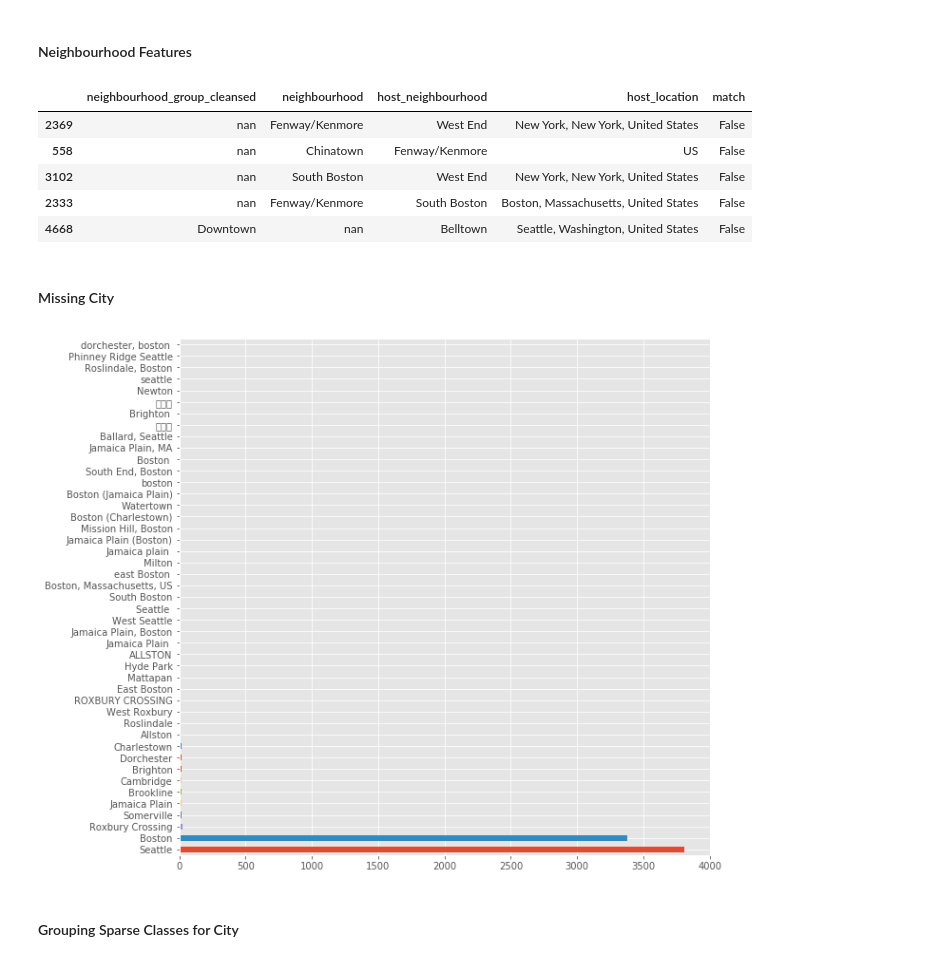
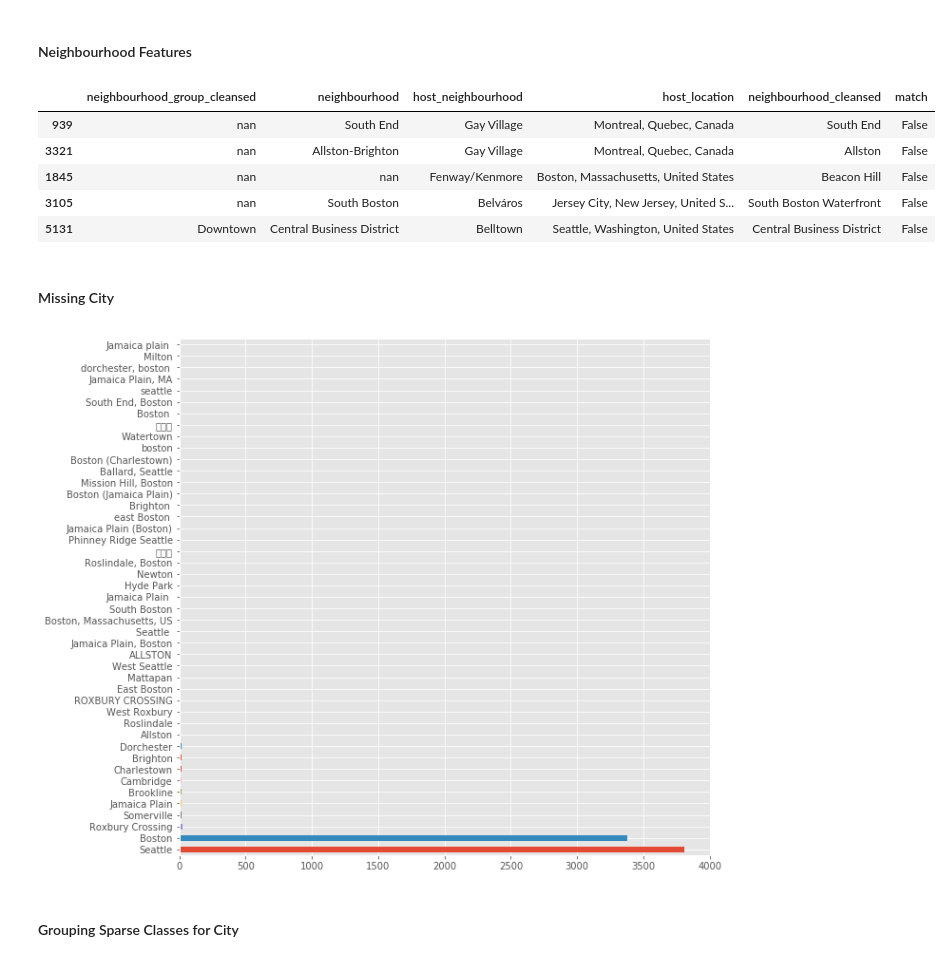
Before and after one commit to samlexrod/airbnb_ml, a Jupyter notebook: Airbnb_Analysis.ipynb, the cells around one changed output. Saved outputs shown, nothing was run; the diff lists cells and outputs as text; code cells hidden in the pictures.

```diff
--- a/Airbnb_Analysis.ipynb
+++ b/Airbnb_Analysis.ipynb
@@ -1184,7 +1089,7 @@ dtype: float64
 #### Examples of Informational Columns with Missing Values
 # %%
 interest = ['']
-iform_arguments = 'access|over|rule|notes|space|summary|transit|interaction|host_about'
+iform_arguments = 'access|over|rule|notes|space|summary|transit|interaction|host_about|desc'
 inform_columns = listings.filter(regex=iform_arguments).columns.tolist()
 listings[inform_columns].head()
 # %% [output]
@@ -1383,23 +1280,23 @@ dtype: int64
 # %%
 match_func = lambda x: x.neighbourhood == x.host_neighbourhood
 listings_transform[[
     "neighbourhood_group_cleansed", "neighbourhood", "host_neighbourhood",
-    "host_location",
+    "host_location", "neighbourhood_cleansed"
 ]].astype(str).assign(match=match_func).query("match==False").sample(5)
 # %% [output]
-|  | neighbourhood_group_cleansed | neighbourhood | host_neighbourhood | host_location | match |
-| 2369 | nan | Fenway/Kenmore | West End | New York, New York, United States | False |
-| 558 | nan | Chinatown | Fenway/Kenmore | US | False |
-| 3102 | nan | South Boston | West End | New York, New York, United States | False |
-| 2333 | nan | Fenway/Kenmore | South Boston | Boston, Massachusetts, United States | False |
-| 4668 | Downtown | nan | Belltown | Seattle, Washington, United States | False |
+|  | neighbourhood_group_cleansed | neighbourhood | host_neighbourhood | host_location | neighbourhood_cleansed | match |
+| 939 | nan | South End | Gay Village | Montreal, Quebec, Canada | South End | False |
+| 3321 | nan | Allston-Brighton | Gay Village | Montreal, Quebec, Canada | Allston | False |
+| 1845 | nan | nan | Fenway/Kenmore | Boston, Massachusetts, United States | Beacon Hill | False |
+| 3105 | nan | South Boston | Belváros | Jersey City, New Jersey, United S... | South Boston Waterfront | False |
+| 5131 | Downtown | Central Business District | Belltown | Seattle, Washington, United States | Central Business District | False |
 # %% [markdown]
 #### Missing City
 # %%
 # Checking sparsity
 listings_transform.city.value_counts().plot.barh(figsize=(10, 10));
 # %% [output]
-[figure, old version]
+[figure, new version]
 # %% [markdown]
 #### Grouping Sparse Classes for City
 # %%
```
Also changed, not shown: parts of 131 cells of this notebook, 2 other files.
